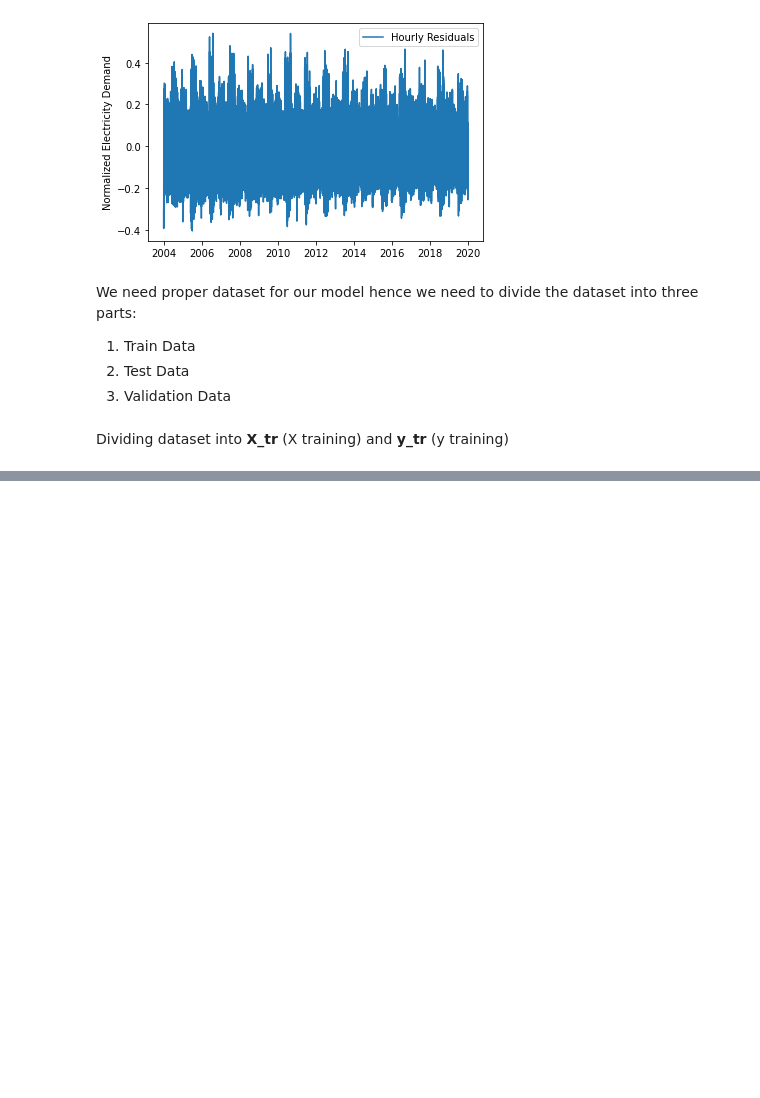
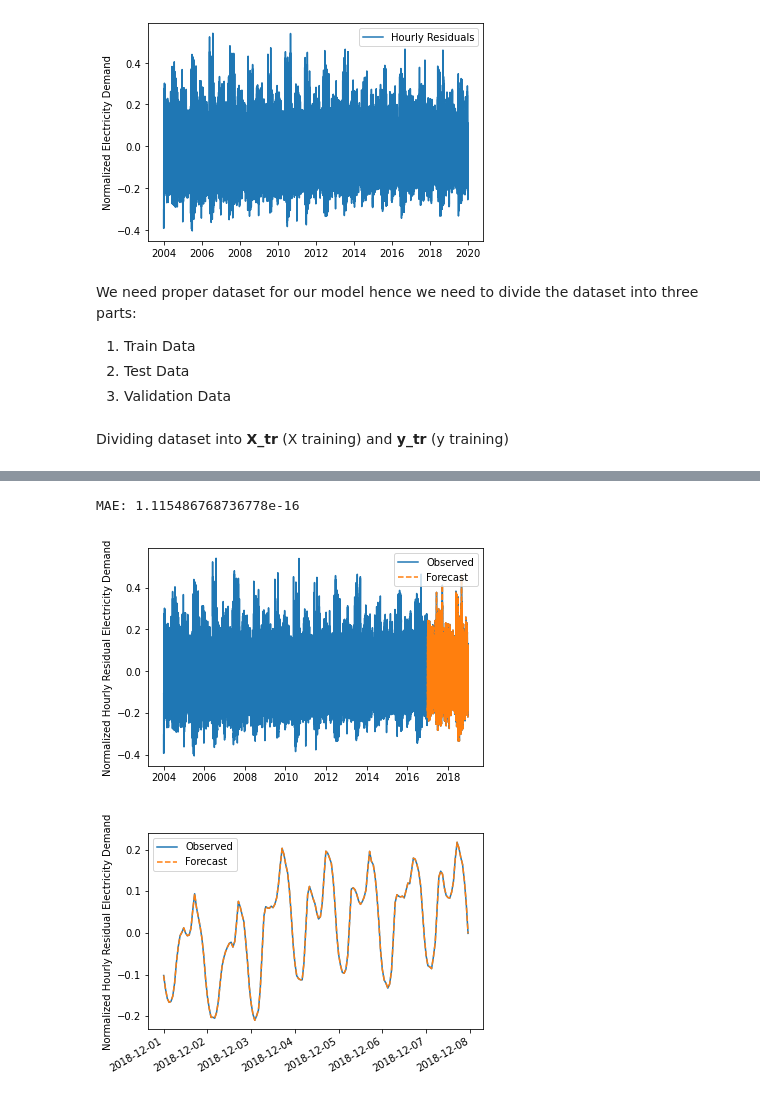
Before and after one commit to ayushiitbhu2800/Medium-Term-Load-Forecasting, a Jupyter notebook: Medium_Term_Load_Forecasting.ipynb, the cells around one changed output, grey strips where cells are left out. Drawn from its saved outputs; the diff is of its cells as text; code cells hidden in the pictures; blank space fills up the shorter version.

```diff
--- a/Medium_Term_Load_Forecasting.ipynb
+++ b/Medium_Term_Load_Forecasting.ipynb
@@ -325,0 +288,15 @@ def plot_week(y, yhat, yhat_idx):
+# %%
+def forecast(model, exog, y_init):
+    """
+    Input- Trained model, Exogenous Features, and Initial AR term
+    Output- Forecasting Predictions
+
+    """
+    yhat = []
+    Xi_te = np.hstack([y_init, exog[0]])[None,:]
+    for i in range(len(exog)-1):
+        yhat_i = model.predict(Xi_te)[0]
+        yhat.append(yhat_i)
+        Xi_te = np.hstack([yhat_i, exog[i+1]])[None,:]
+    yhat.append(model.predict(Xi_te)[0])
+    return np.array(yhat)
@@ -325,0 +305,11 @@ def plot_week(y, yhat, yhat_idx):
+# %%
+def weekly_forecast(model, exog, y_init):
+    """
+    Input- Trained odel exogenous features, and initial AR term, makes a series of 1-week-out forecasts"""
+    yhat = []
+    for i, yi in enumerate(y_init):
+        exog_i = exog[168*i:168*(i+1),:]
+        if exog_i.shape[0] < 1:
+            break
+        yhat.append(forecast(model, exog_i, yi))
+    return np.hstack(yhat)
@@ -325,0 +354,16 @@ def plot_week(y, yhat, yhat_idx):
+# %%
+from sklearn.linear_model import LinearRegression
+
+# train model and get predictions
+mod_lr = LinearRegression()
+mod_lr.fit(X_tr, y_tr)
+pred = weekly_forecast(mod_lr, exog_val, y_init_val)
+# %%
+# compute error, and plot on both long and short time scales
+print('MAE:', compute_mae(y_val, pred))
+plot_full(yp_full, pred, yp_val.index)
+plot_week(yp_full, pred, yp_val.index)
+# %% [output]
+MAE: 1.115486768736778e-16
+[figure, added]
+[figure, added]
```
Also changed, not shown: parts of 16 cells of this notebook.
